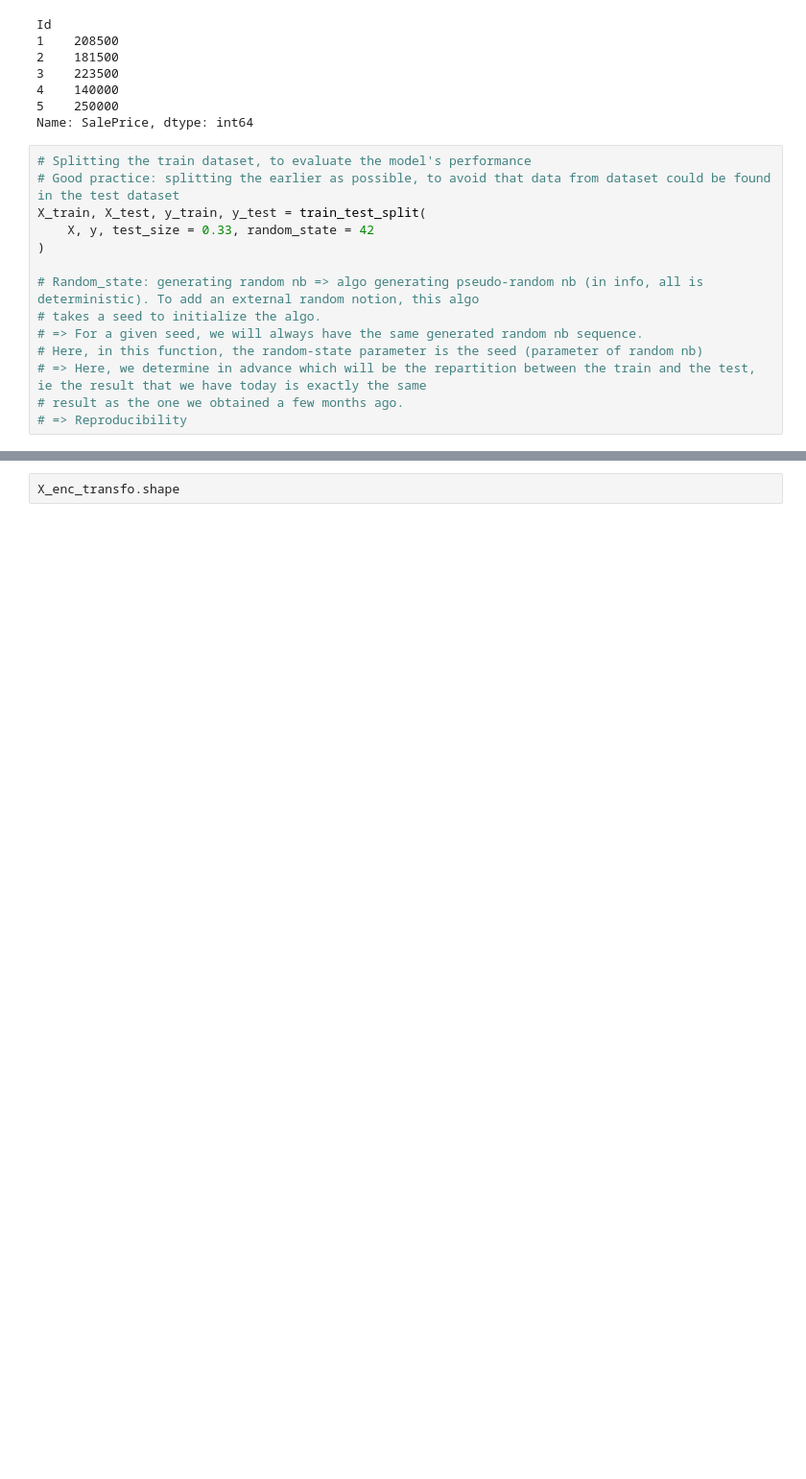
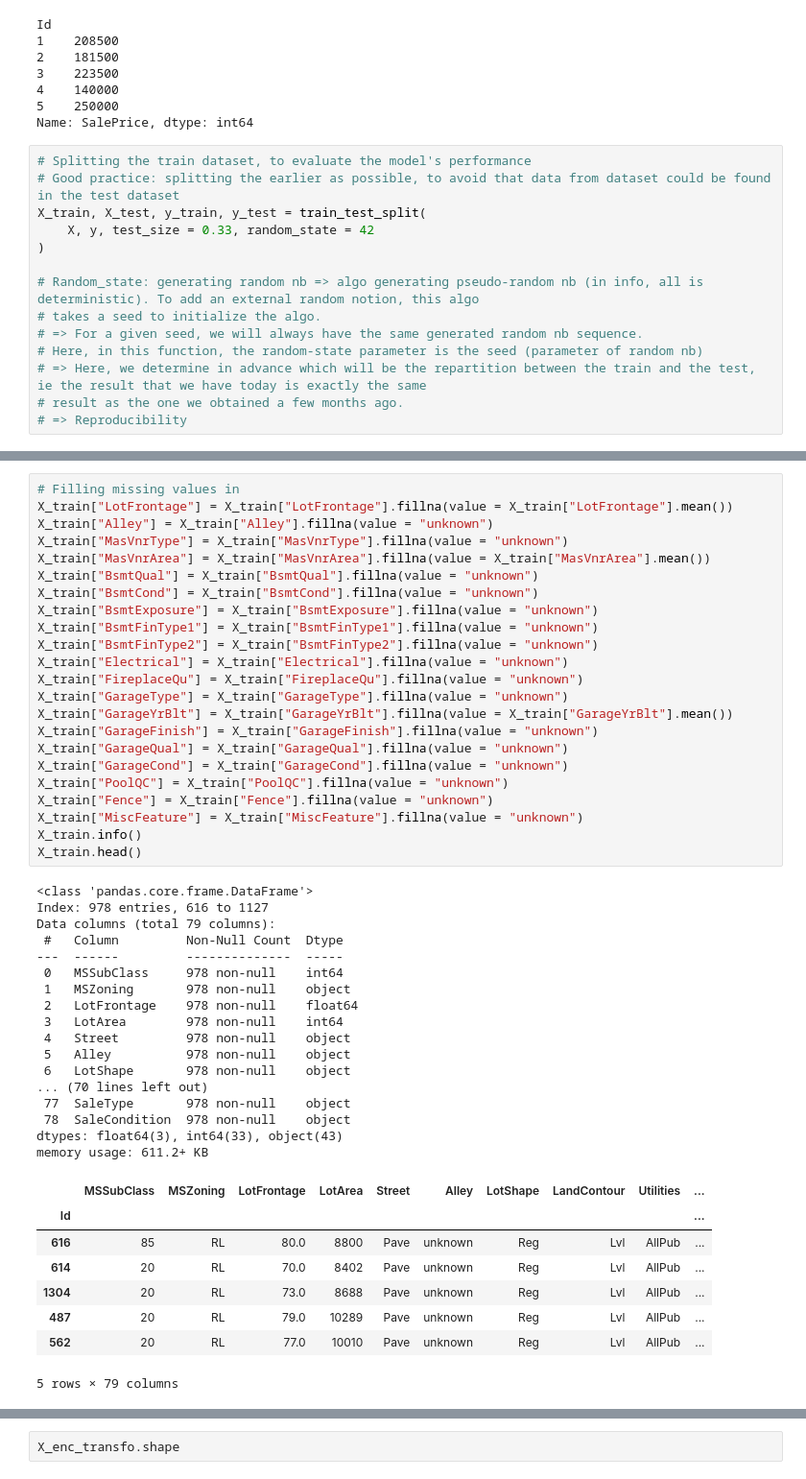
Before and after one commit to chloea31/machine_learning, a Jupyter notebook: notebooks/house_prices.ipynb, the cells around one changed output, grey strips where cells are left out. Shown at 96% size. Drawn from its saved outputs; the diff is of its cells as text; blank space fills up the shorter version.

Commit message:
add fill missing values in

```diff
--- a/notebooks/house_prices.ipynb
+++ b/notebooks/house_prices.ipynb
@@ -287,3 +317,52 @@ X_train
+# %%
+# Filling missing values in
+X_train["LotFrontage"] = X_train["LotFrontage"].fillna(value = X_train["LotFrontage"].mean())
+X_train["Alley"] = X_train["Alley"].fillna(value = "unknown")
+X_train["MasVnrType"] = X_train["MasVnrType"].fillna(value = "unknown")
+X_train["MasVnrArea"] = X_train["MasVnrArea"].fillna(value = X_train["MasVnrArea"].mean())
+X_train["BsmtQual"] = X_train["BsmtQual"].fillna(value = "unknown")
+X_train["BsmtCond"] = X_train["BsmtCond"].fillna(value = "unknown")
+X_train["BsmtExposure"] = X_train["BsmtExposure"].fillna(value = "unknown")
+X_train["BsmtFinType1"] = X_train["BsmtFinType1"].fillna(value = "unknown")
+X_train["BsmtFinType2"] = X_train["BsmtFinType2"].fillna(value = "unknown")
+X_train["Electrical"] = X_train["Electrical"].fillna(value = "unknown")
+X_train["FireplaceQu"] = X_train["FireplaceQu"].fillna(value = "unknown")
+X_train["GarageType"] = X_train["GarageType"].fillna(value = "unknown")
+X_train["GarageYrBlt"] = X_train["GarageYrBlt"].fillna(value = X_train["GarageYrBlt"].mean())
+X_train["GarageFinish"] = X_train["GarageFinish"].fillna(value = "unknown")
+X_train["GarageQual"] = X_train["GarageQual"].fillna(value = "unknown")
+X_train["GarageCond"] = X_train["GarageCond"].fillna(value = "unknown")
+X_train["PoolQC"] = X_train["PoolQC"].fillna(value = "unknown")
+X_train["Fence"] = X_train["Fence"].fillna(value = "unknown")
+X_train["MiscFeature"] = X_train["MiscFeature"].fillna(value = "unknown")
+X_train.info()
+X_train.head()
+# %% [output]
+<class 'pandas.core.frame.DataFrame'>
+Index: 978 entries, 616 to 1127
+Data columns (total 79 columns):
+ #   Column         Non-Null Count  Dtype
+---  ------         --------------  -----
+ 0   MSSubClass     978 non-null    int64
+ 1   MSZoning       978 non-null    object
+ 2   LotFrontage    978 non-null    float64
+ 3   LotArea        978 non-null    int64
+ 4   Street         978 non-null    object
+ 5   Alley          978 non-null    object
+ 6   LotShape       978 non-null    object
+... (70 lines left out)
+ 77  SaleType       978 non-null    object
+ 78  SaleCondition  978 non-null    object
+dtypes: float64(3), int64(33), object(43)
+memory usage: 611.2+ KB
+|  | MSSubClass | MSZoning | LotFrontage | LotArea | Street | Alley | LotShape | LandContour | Utilities | ... |
+| Id |  |  |  |  |  |  |  |  |  | ... |
+| 616 | 85 | RL | 80.0 | 8800 | Pave | unknown | Reg | Lvl | AllPub | ... |
+| 614 | 20 | RL | 70.0 | 8402 | Pave | unknown | Reg | Lvl | AllPub | ... |
+| 1304 | 20 | RL | 73.0 | 8688 | Pave | unknown | Reg | Lvl | AllPub | ... |
+| 487 | 20 | RL | 79.0 | 10289 | Pave | unknown | Reg | Lvl | AllPub | ... |
+| 562 | 20 | RL | 77.0 | 10010 | Pave | unknown | Reg | Lvl | AllPub | ... |
+5 rows × 79 columns
 # %%
 # Limit to categorical data using df.select_dtypes() => onehotencoder creates one column by possible value
 X_enc = X_train.select_dtypes(include=[object]) # X_enc = subset of categorical variables
```
Also changed, not shown: parts of 3 cells of this notebook.
